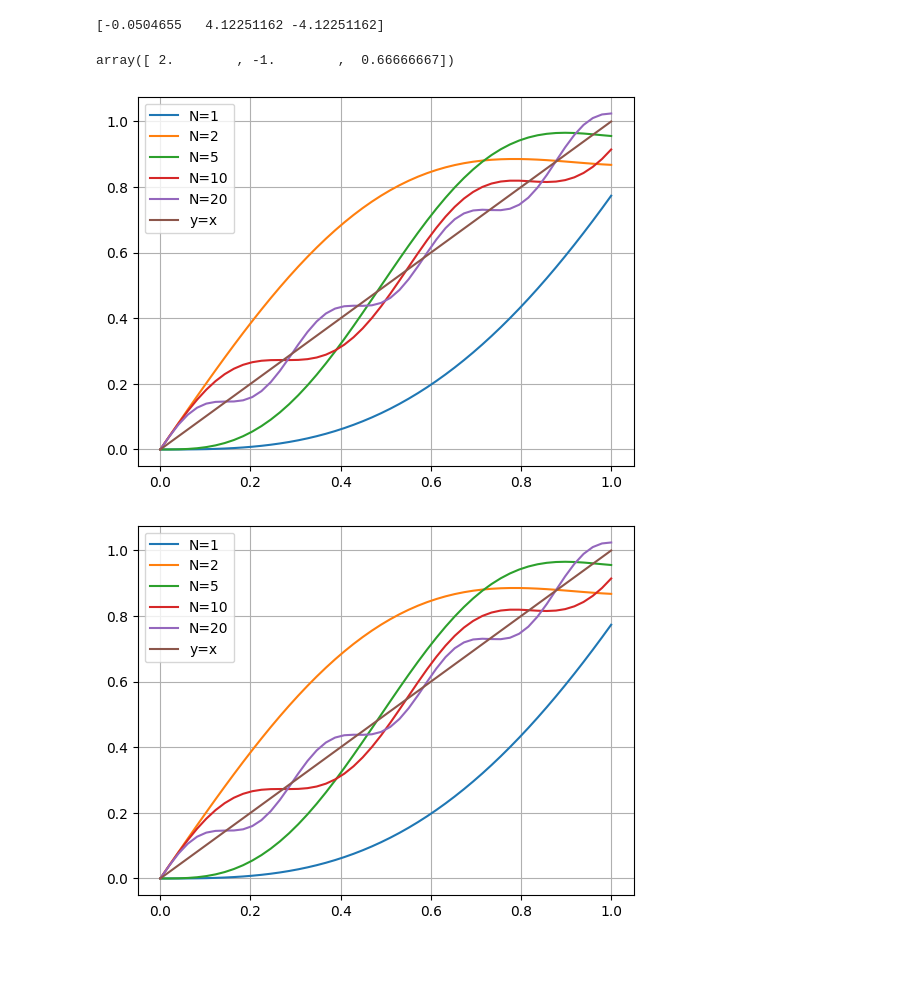
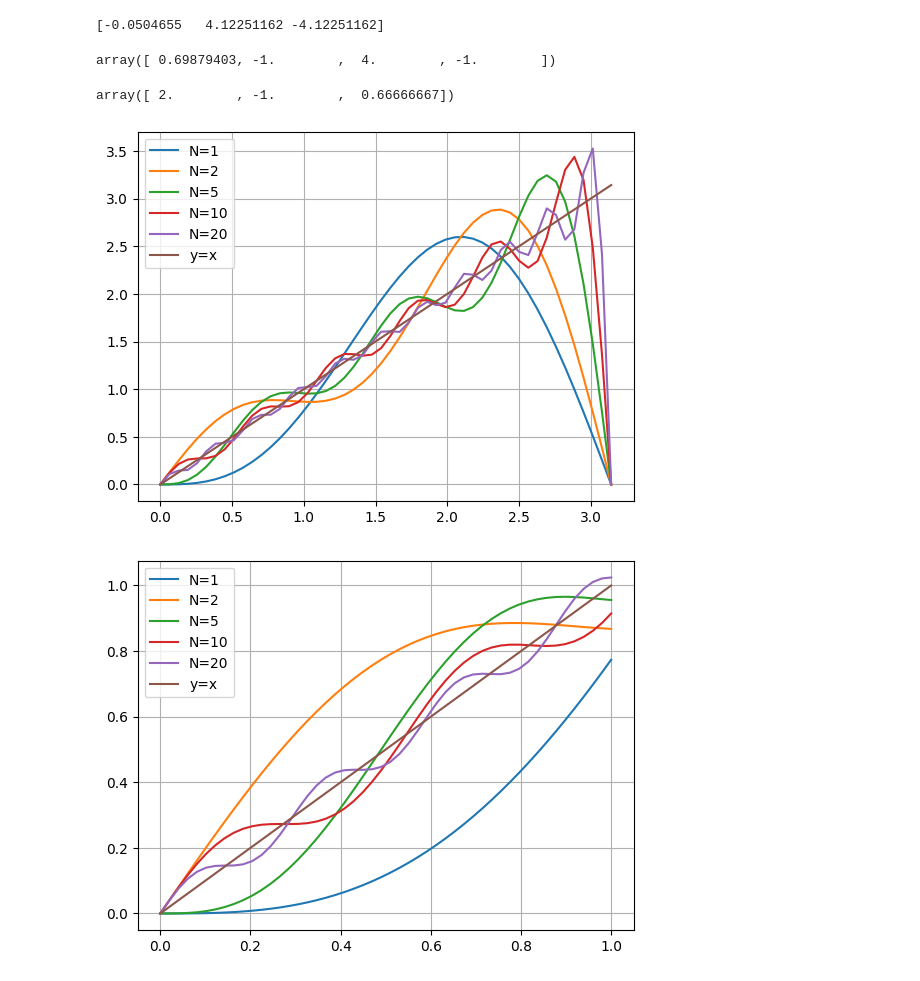
Before and after one commit to kalle6452/PDE, a Jupyter notebook: lab03.ipynb, the cells around one changed output. Cells and saved outputs as stored; diff of their text form; code cells hidden in the pictures.

```diff
--- a/lab03.ipynb
+++ b/lab03.ipynb
@@ -529,6 +529,33 @@ cn = np.linalg.cond(M)
 print(c)
 # %% [output]
 [-0.0504655   4.12251162 -4.12251162]
+# %%
+# Jämförelse med Christian för 2.2)
+def f(x):
+    return x
+
+def psi(i,x):
+    return np.sin(i+1)*x
+
+N=4
+
+x  = np.linspace(0.0,1.0,1001)
+Ft = np.zeros(len(x))
+F  = np.zeros(len(x))
+E  = np.zeros(len(x))
+
+M = np.zeros((N, N))
+b = np.zeros(N)
+c = np.zeros(N)
+
+
+for i in range(0, N):
+    b[i] = scipy.integrate.quad(lambda x: f(x)*psi(i,x), 0.0, 1.0, epsabs=1E-9, epsrel=1E-9)[0]
+    for j in range(0, N):
+        M[i,j] = scipy.integrate.quad(lambda x: psi(i,x)*psi(j,x), 0.0, 1.0, epsabs=1E-9, epsrel=1E-9)[0]
+c  = np.linalg.solve(M,b)
+# %% [output]
+array([ 0.69879403, -1.        ,  4.        , -1.        ])
 # %%
 # 2.2) Expression for coefficient
 A = np.array([[np.pi/2,0,0],[0,np.pi/2,0],[0,0,np.pi/2]])
@@ -539,29 +566,29 @@ array([ 2.        , -1.        ,  0.66666667])
 # %%
 # 2.2) Plotting approximations to y=x with exact integrals
 # https://en.wikipedia.org/wiki/List_of_integrals_of_trigonometric_functions
 from scipy import integrate
-x = np.linspace(0,1)
+x = np.linspace(0,np.pi)
 psi = 0
 lista = [1,2,5,10,20]
 N = 0
 for i in range(21):
     b = lambda x: (np.sin((i+1)*x))/((i+1)**2) - (x*np.cos((i+1)*x))/(i+1)
     M = lambda x: x/(2) - (np.sin(2*(i+1)*x))/(4*(i+1))
     b_int = b(np.pi) - b(0)
     M_int = M(np.pi) - M(0)
     c = b_int/M_int
     psi += c*np.sin((i+1)*x)
     if i == lista[N]:
         plt.plot(x,psi,label=f'N={i}')
         N += 1
 plt.plot(x,x,label=f'y=x')
 plt.grid(True), plt.legend()
 plt.show()
     #print(M_int)
     #print(M(np.pi) - M(0))
     # Använd inte quad!!! använd table of integrals och sätt in där
 # %% [output]
-[figure, old version]
+[figure, new version]
 # %%
 # 2.2) Plotting approximations to y=x with quad integrals
 # https://en.wikipedia.org/wiki/List_of_integrals_of_trigonometric_functions
```
Also changed, not shown: parts of 3 cells of this notebook.
